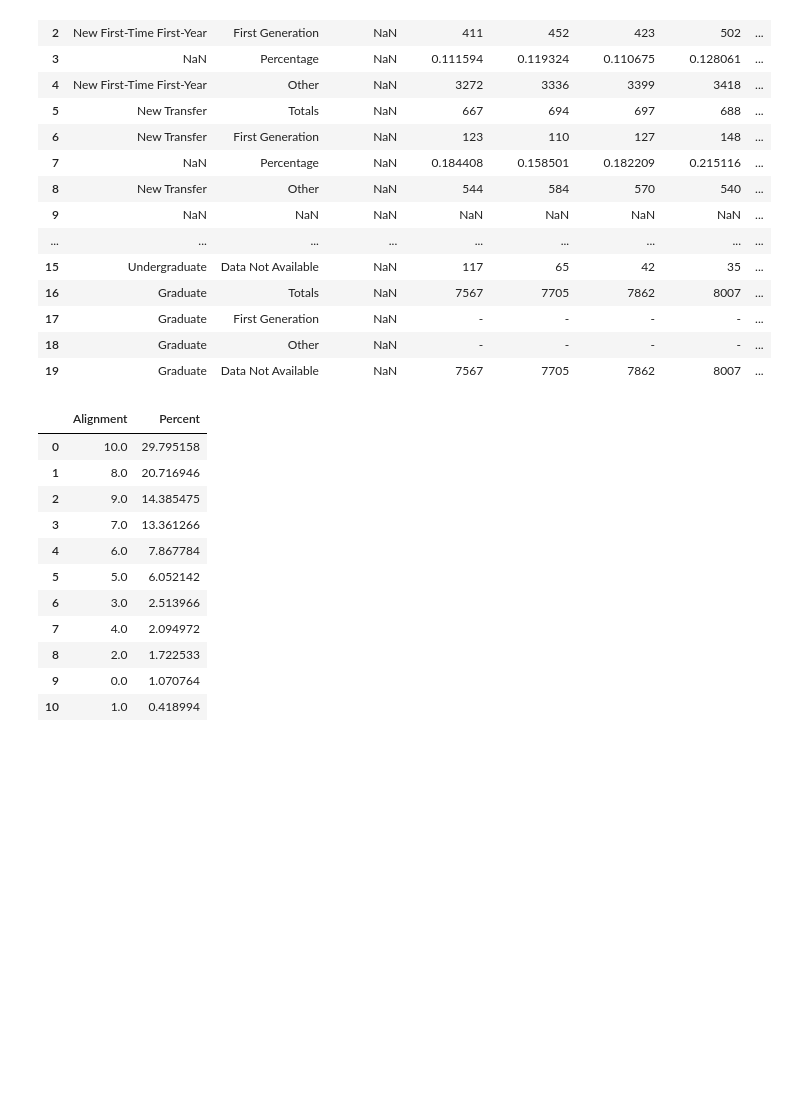
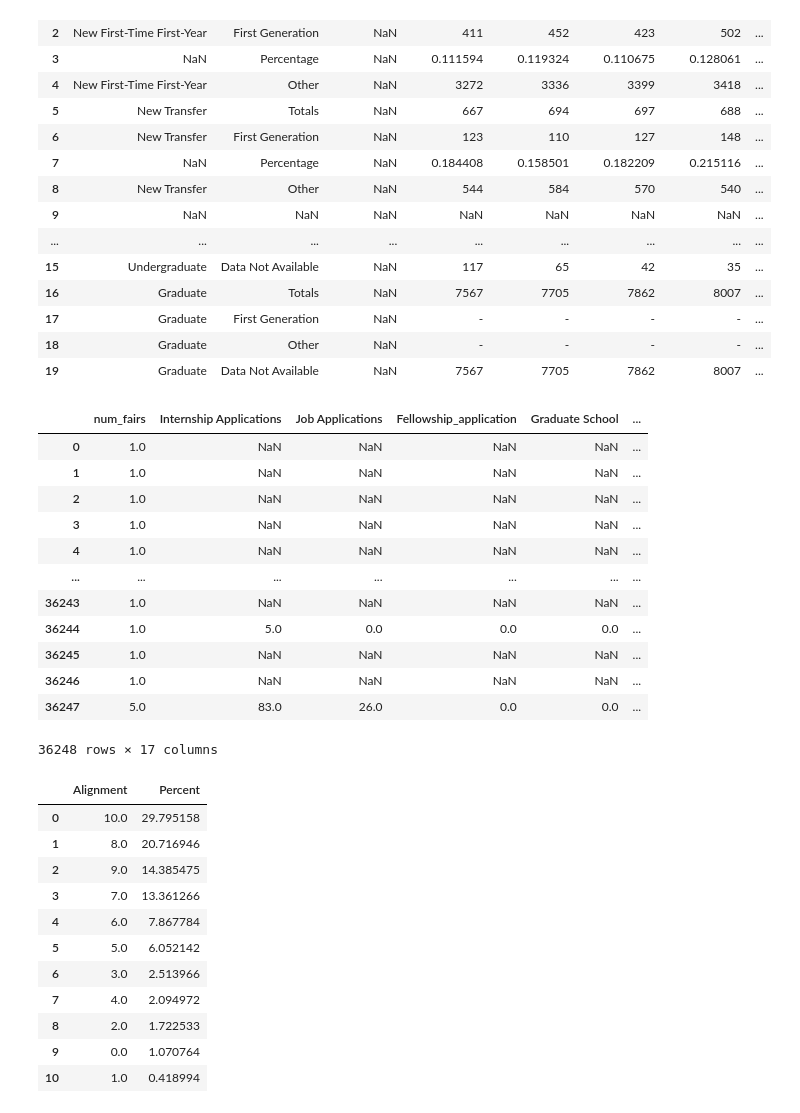
Before and after one commit to notjavo/career_center_dashboard, a Jupyter notebook: handshake_eda.ipynb, the cells around one changed output. Drawn from its saved outputs; the diff is of its cells as text; code cells hidden in the pictures; blank space fills up the shorter version.

```diff
--- a/handshake_eda.ipynb
+++ b/handshake_eda.ipynb
@@ -112,6 +112,22 @@ data
 | 17 | Graduate | First Generation | NaN | - | - | - | - | ... |
 | 18 | Graduate | Other | NaN | - | - | - | - | ... |
 | 19 | Graduate | Data Not Available | NaN | 7567 | 7705 | 7862 | 8007 | ... |
+# %%
+anonymous_data
+# %% [output]
+|  | num_fairs | Internship Applications | Job Applications | Fellowship_application | Graduate School | ... |
+| 0 | 1.0 | NaN | NaN | NaN | NaN | ... |
+| 1 | 1.0 | NaN | NaN | NaN | NaN | ... |
+| 2 | 1.0 | NaN | NaN | NaN | NaN | ... |
+| 3 | 1.0 | NaN | NaN | NaN | NaN | ... |
+| 4 | 1.0 | NaN | NaN | NaN | NaN | ... |
+| ... | ... | ... | ... | ... | ... | ... |
+| 36243 | 1.0 | NaN | NaN | NaN | NaN | ... |
+| 36244 | 1.0 | 5.0 | 0.0 | 0.0 | 0.0 | ... |
+| 36245 | 1.0 | NaN | NaN | NaN | NaN | ... |
+| 36246 | 1.0 | NaN | NaN | NaN | NaN | ... |
+| 36247 | 5.0 | 83.0 | 26.0 | 0.0 | 0.0 | ... |
+36248 rows × 17 columns
 # %%
 alignment = anonymous_data['Alignment'].value_counts(normalize=True).reset_index(name='Percent')
 alignment['Percent'] = alignment['Percent'] * 100
```
Also changed, not shown: 2 other files.
